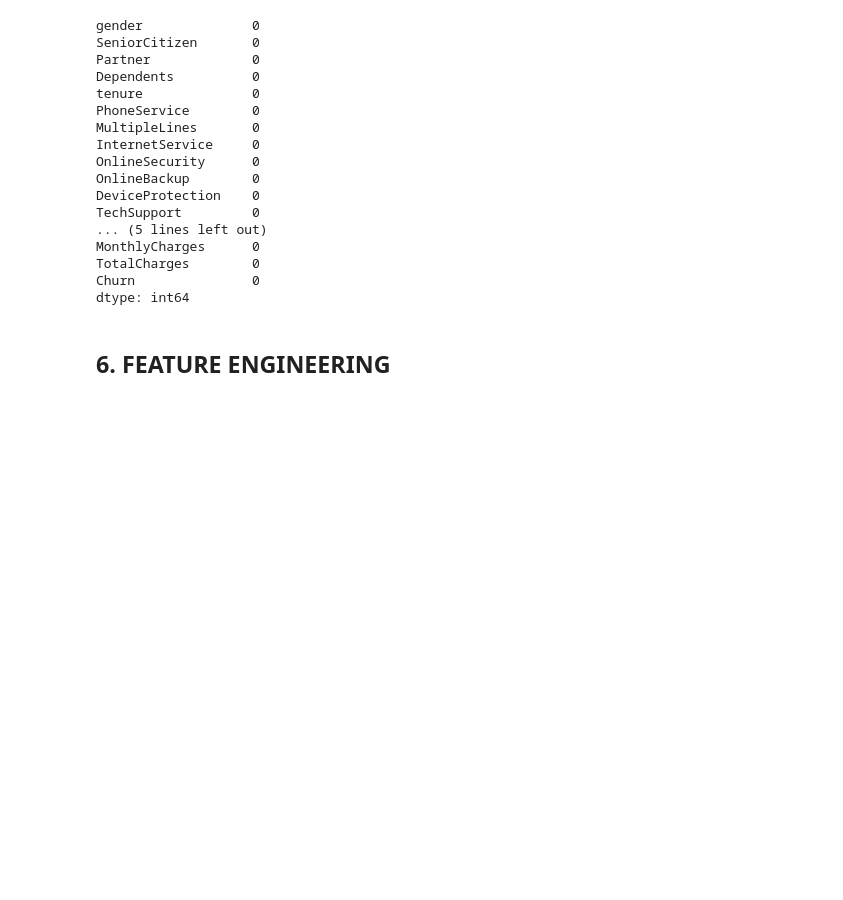
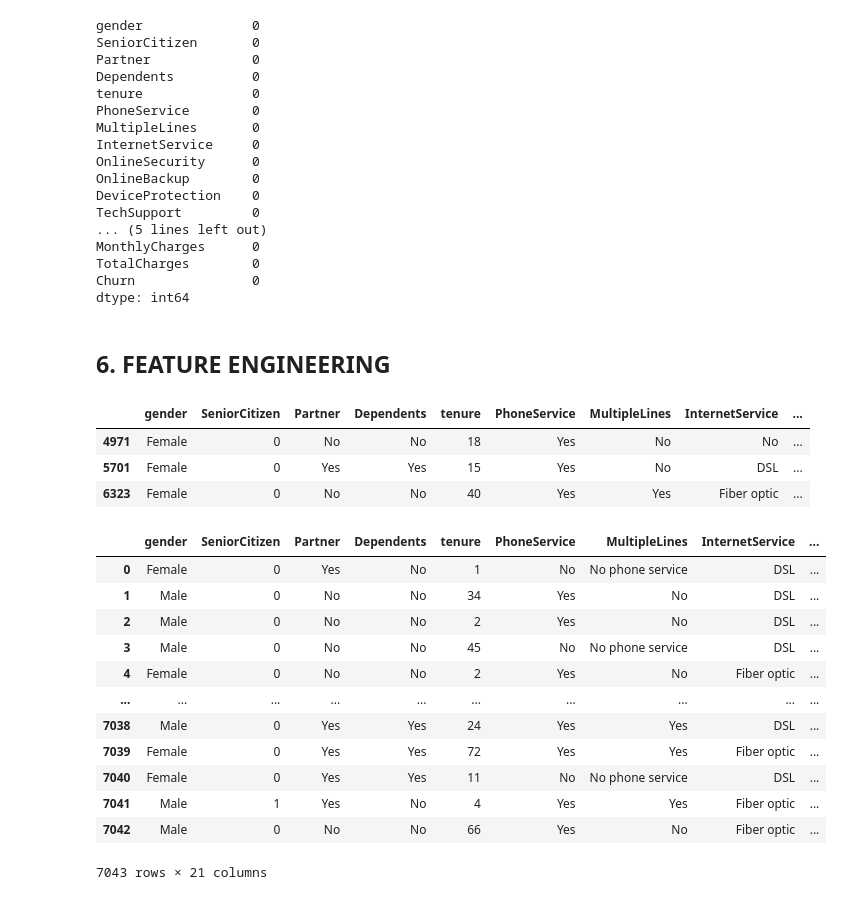
Before and after one commit to esscova/telco-churn, a Jupyter notebook: notebooks/01 - analise inicial.ipynb, the cells around one changed output. Saved outputs shown, nothing was run; the diff lists cells and outputs as text; code cells hidden in the pictures; blank space fills up the shorter version.

Commit message:
chore: finalizar engenharia de atributos e persisitr dados pre processados

```diff
--- a/notebooks/01 - analise inicial.ipynb
+++ b/notebooks/01 - analise inicial.ipynb
@@ -373,3 +381,29 @@ Churn               0
 dtype: int64
 # %% [markdown]
 ## 6. FEATURE ENGINEERING
+# %%
+df3 = df2.copy()
+df3.sample(3)
+# %% [output]
+|  | gender | SeniorCitizen | Partner | Dependents | tenure | PhoneService | MultipleLines | InternetService | ... |
+| 4971 | Female | 0 | No | No | 18 | Yes | No | No | ... |
+| 5701 | Female | 0 | Yes | Yes | 15 | Yes | No | DSL | ... |
+| 6323 | Female | 0 | No | No | 40 | Yes | Yes | Fiber optic | ... |
+# %%
+# criar atributo para media do total pago p/mes
+df3["AvgCharges"] = df3["TotalCharges"] / (df3["tenure"] + 1)
+df3
+# %% [output]
+|  | gender | SeniorCitizen | Partner | Dependents | tenure | PhoneService | MultipleLines | InternetService | ... |
+| 0 | Female | 0 | Yes | No | 1 | No | No phone service | DSL | ... |
+| 1 | Male | 0 | No | No | 34 | Yes | No | DSL | ... |
+| 2 | Male | 0 | No | No | 2 | Yes | No | DSL | ... |
+| 3 | Male | 0 | No | No | 45 | No | No phone service | DSL | ... |
+| 4 | Female | 0 | No | No | 2 | Yes | No | Fiber optic | ... |
+| ... | ... | ... | ... | ... | ... | ... | ... | ... | ... |
+| 7038 | Male | 0 | Yes | Yes | 24 | Yes | Yes | DSL | ... |
+| 7039 | Female | 0 | Yes | Yes | 72 | Yes | Yes | Fiber optic | ... |
+| 7040 | Female | 0 | Yes | Yes | 11 | No | No phone service | DSL | ... |
+| 7041 | Male | 1 | Yes | No | 4 | Yes | Yes | Fiber optic | ... |
+| 7042 | Male | 0 | No | No | 66 | Yes | No | Fiber optic | ... |
+7043 rows × 21 columns
```
Also changed, not shown: parts of 9 cells of this notebook, 1 other file.
